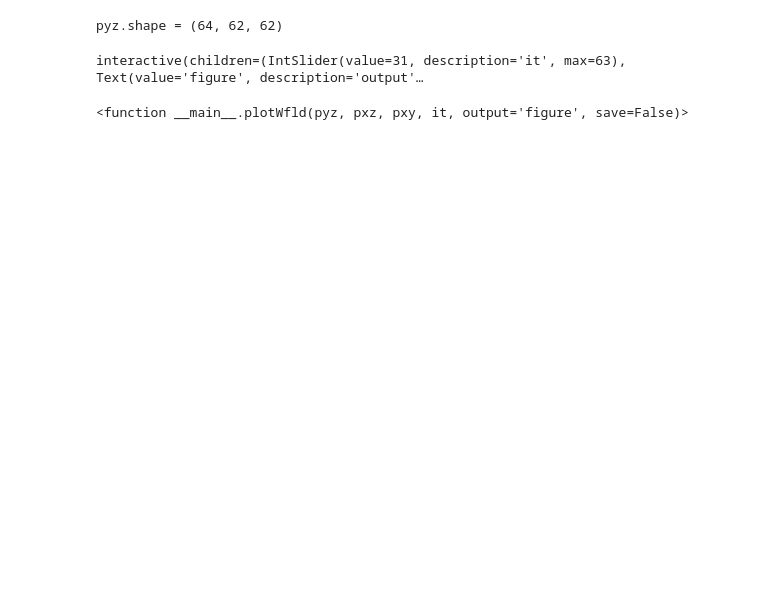
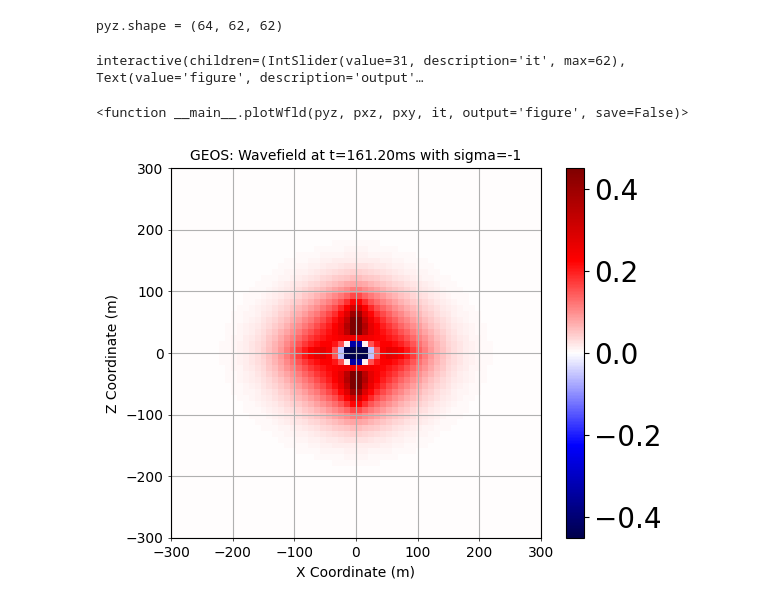
Before and after one commit to Bertbk/geos-python, a Jupyter notebook: notebook_wave_np.ipynb, the cells around one changed output. Cells and saved outputs as stored; diff of their text form; code cells hidden in the pictures; blank space fills up the shorter version.

```diff
--- a/notebook_wave_np.ipynb
+++ b/notebook_wave_np.ipynb
@@ -4,8 +4,8 @@ import scipy.ndimage as nd
 import matplotlib.pyplot as plt
 from matplotlib import rcParams
 import ipywidgets as widgets
-rcParams['font.size'] = 20
-rcParams['font.family'] = 'sans-serif'
+rcParams['font.size'] = 10
+#rcParams['font.family'] = 'sans-serif'
 import json
 # %%
 # get parameters
@@ -54,50 +54,54 @@ def plotWfld(pyz, pxz, pxy,it,output="figure",save=False):
 
     vmax=np.percentile(np.abs(pxy[it,::]), 99.5)
     time=it*dt
-    plt.figure(figsize=(16,6))
-    plt.subplot(1,3,1)
-    plt.imshow(np.transpose(pyz[it,:,:]),vmin=-vmax,vmax=vmax,cmap='seismic', extent=[ymin, ymax, zmin, zmax])
-    plt.grid(visible=True)
-    #plt.hlines((izmin,izmax),iymin,iymax,LineStyle='--')
-    #plt.vlines((iymin,iymax),izmin,izmax,LineStyle='--')
-    plt.xlabel("Y")
-    plt.ylabel("Z")
-    plt.title(r"X-slice @ %0.2f sec" %time)
+    fig, ax = plt.subplots(1,3, figsize=(20,6))
+    image = ax[0].imshow(np.transpose(pyz[it,:,:]),vmin=-vmax,vmax=vmax,cmap='seismic', extent=[ymin, ymax, zmin, zmax])
+    ax[0].grid(visible=True)
+    ax[0].set_xlabel("Y")
+    ax[0].set_ylabel("Z")
+    ax[0].set_title(r"X-slice @ %0.2f sec" %time)
+    fig.colorbar(image, ax=ax[0], location='right', anchor=(0, 0.3), shrink=0.7)
 
-    plt.subplot(1,3,2)
-    plt.imshow(np.transpose(pxz[it,:,:]),vmin=-vmax,vmax=vmax,cmap='seismic', extent=[xmin, xmax, zmin, zmax])
-    plt.grid(visible=True)
-    #plt.hlines((izmin,izmax),ixmin,ixmax,LineStyle='--')
-    #plt.vlines((ixmin,ixmax),izmin,izmax,LineStyle='--')
-    plt.xlabel("X")
-    plt.ylabel("Z")
-    plt.title(r"Y-slice @ %0.2f sec" %time)
+    vmax=np.percentile(np.abs(pxz[it,::]), 99.5)
+    image = ax[1].imshow(np.transpose(pxz[it,:,:]),vmin=-vmax,vmax=vmax,cmap='seismic', extent=[xmin, xmax, zmin, zmax])
+    ax[1].grid(visible=True)
+    ax[1].set_xlabel("X")
+    ax[1].set_ylabel("Z")
+    ax[1].set_title(r"Y-slice @ %0.2f sec" %time)
+    fig.colorbar(image, ax=ax[1], location='right', anchor=(0, 0.3), shrink=0.7)
 
-    plt.subplot(1,3,3)
-    plt.imshow(np.transpose(pxy[it,:,:]),vmin=-vmax,vmax=vmax,cmap='seismic', extent=[xmin, xmax, ymin, ymax])
-    plt.grid(visible=True)
-    #plt.hlines((iymin,iymax),ixmin,ixmax,LineStyle='--')
-    #plt.vlines((ixmin,ixmax),iymin,iymax,LineStyle='--')
-    plt.xlabel("X")
-    plt.ylabel("Y")
-    plt.title(r"Z-slice @ %0.2f sec" %time)
+    vmax=np.percentile(np.abs(pxy[it,::]), 99.5)
+    image = ax[2].imshow(np.transpose(pxy[it,:,:]),vmin=-vmax,vmax=vmax,cmap='seismic', extent=[xmin, xmax, ymin, ymax])
+    ax[2].tick_params('both', length=2, width=0.5, which='major',labelsize=10)
+    ax[2].grid(visible=True)
+    ax[2].set_xlabel("X")
+    ax[2].set_ylabel("Y")
+    ax[2].set_title(r"Z-slice @ %0.2f sec" %time)
+    fig.colorbar(image, ax=ax[2], location='right', anchor=(0, 0.3), shrink=0.7)
 
-    plt.tight_layout()
-    if save==True:
-        plt.savefig("./fig/"+output+"_%d" %it)
+    # plt.tight_layout()
+    # if save==True:
+    #     plt.savefig("./fig/"+output+"_%d" %it)
 
 widgets.interact(plotWfld, pyz=widgets.fixed(pyz), pxz=widgets.fixed(pxz), pxy=widgets.fixed(pxy), it=(0,nt-2,1))
 # %% [output]
-interactive(children=(IntSlider(value=31, description='it', max=63), Text(value='figure', description='output'…
+interactive(children=(IntSlider(value=31, description='it', max=62), Text(value='figure', description='output'…
 <function __main__.plotWfld(pyz, pxz, pxy, it, output='figure', save=False)>
 # %%
-it = nt-2
-time=it*dt
+time_target = 0.82 # in seconds
+it = np.minimum(int(time_target/dt), nt-2)
+time = it*dt
 vmax=np.percentile(np.abs(pxz[it,::]), 99.5)
+
 fig, ax = plt.subplots()
-ax.imshow(np.transpose(pxz[it,:,:]),vmin=-vmax,vmax=vmax,cmap='seismic', extent=[xmin, xmax, zmin, zmax])
-ax.grid()
+pos = ax.imshow(np.transpose(pxz[it,:,:]),vmin=-vmax,vmax=vmax,cmap='seismic', extent=[xmin, xmax, zmin, zmax])
 ax.tick_params('both', length=2, width=0.5, which='major',labelsize=10)
-ax.set_title("GEOS: Wavefield at t="+str(format(time, '.2f'))+"ms with sigma="+str(sigma),fontsize=10)
+ax.set_title("GEOS: Wavefield at t="+str(format(time*1000., '.2f'))+"ms with sigma="+str(sigma),fontsize=10)
 ax.set_xlabel("X Coordinate (m)",fontsize=10)
 ax.set_ylabel("Z Coordinate (m)",fontsize=10)
+ax.grid()
+fig.colorbar(pos, ax=ax)
+
+fig.savefig("geos-sigma"+str(sigma)+".png")
+# %% [output]
+[figure, added]
```
Also changed, not shown: 1 other file.
